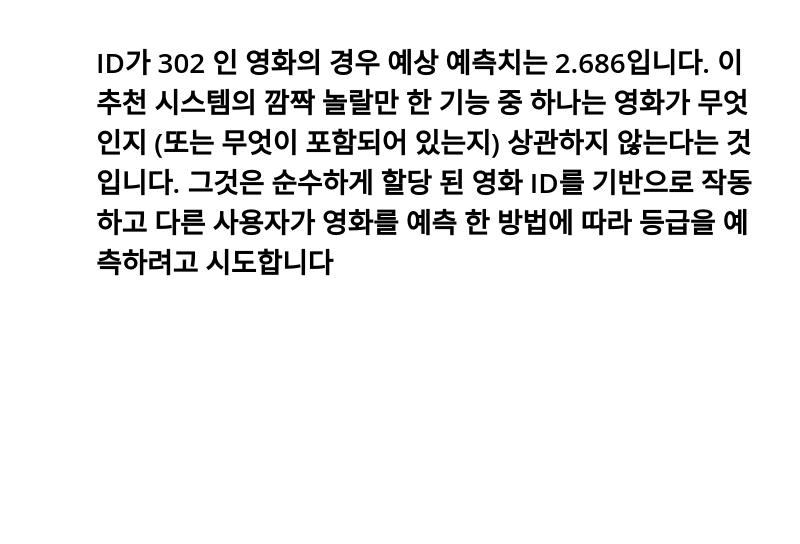
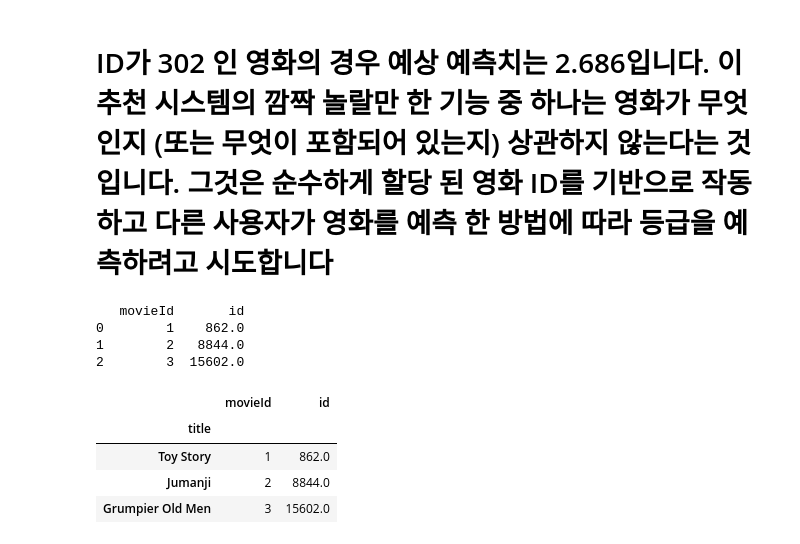
Before and after one commit to dl57934/CoAlert, a Jupyter notebook: sh_System/movieRecommaned/study1.ipynb, the cells around one changed output. Saved outputs shown, nothing was run; the diff lists cells and outputs as text; code cells hidden in the pictures; blank space fills up the shorter version.

```diff
--- a/sh_System/movieRecommaned/study1.ipynb
+++ b/sh_System/movieRecommaned/study1.ipynb
@@ -690,0 +697,17 @@ Prediction(uid=1, iid=310, r_ui=3, est=2.6995416583901966, details={'was_impossi
+# %%
+id_map = pd.read_csv('input/links_small.csv')[['movieId', 'tmdbId']]
+id_map['tmdbId'] = id_map['tmdbId'].apply(convert_int)
+id_map.columns = ['movieId', 'id']
+print(id_map.head(3))
+id_map = id_map.merge(smd[['title', 'id']], on='id').set_index('title')
+id_map.head(3)
+# %% [output]
+   movieId       id
+0        1    862.0
+1        2   8844.0
+2        3  15602.0
+|  | movieId | id |
+| title |  |  |
+| Toy Story | 1 | 862.0 |
+| Jumanji | 2 | 8844.0 |
+| Grumpier Old Men | 3 | 15602.0 |
```
Also changed, not shown: parts of 4 cells of this notebook.
